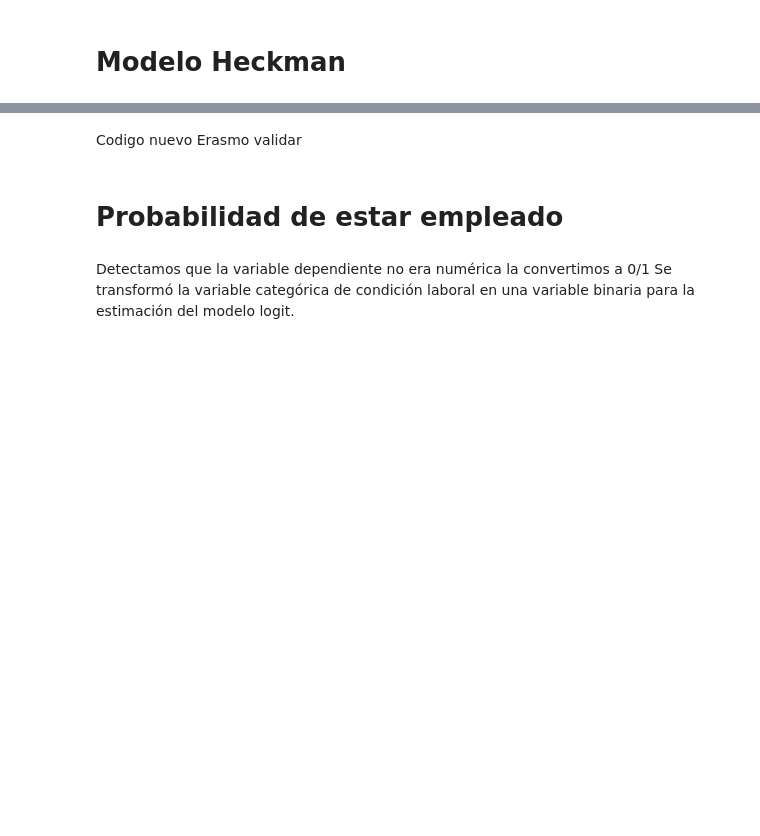
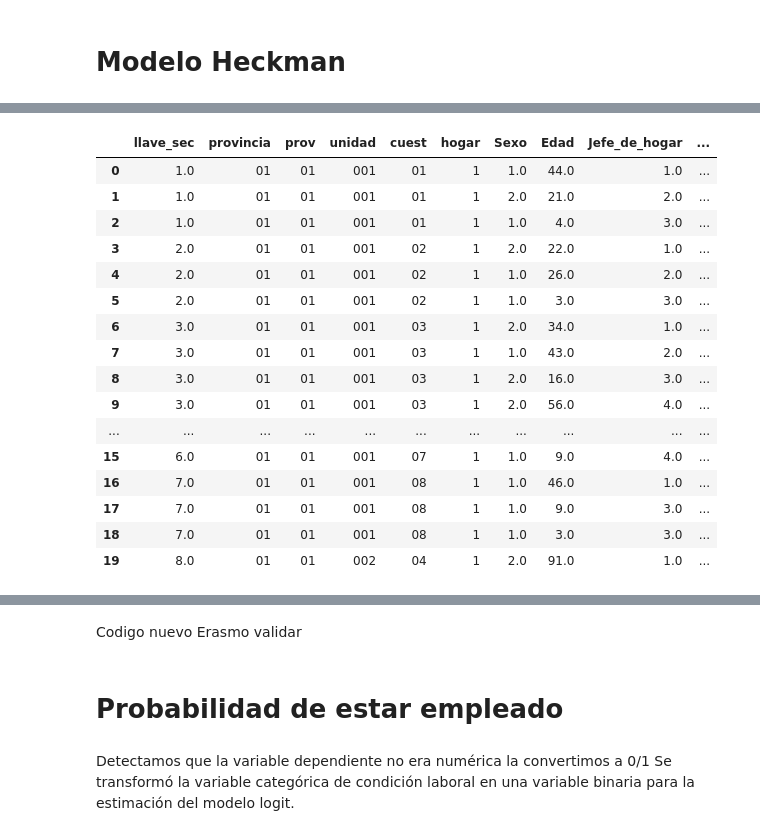
Before and after one commit to ErasmoR/Erasmor, a Jupyter notebook: Copy_of_proy_integrador2_empleo_v3.ipynb, the cells around one changed output, grey strips where cells are left out. Drawn from its saved outputs; the diff is of its cells as text; code cells hidden in the pictures; blank space fills up the shorter version.

```diff
--- a/Copy_of_proy_integrador2_empleo_v3.ipynb
+++ b/Copy_of_proy_integrador2_empleo_v3.ipynb
@@ -1003,25 +994,35 @@ df_heckman['tipo_contrato_eco'] = np.select(
-# %%
-# Variable tamaño de la empresa
-
-# Limpiar la columna original (sin modificar df)
-p29_clean = pd.to_numeric(df['p29'], errors='coerce')
-
-# Añadir la columna categórica a df_heckman
-df_heckman['tamano_empresa'] = p29_clean.map({
-    1: 'Microempresa',
-    2: 'Microempresa',
-    3: 'Pequeña',
-    4: 'Pequeña',
-    5: 'Mediana_Grande'
-}).fillna('Sin respuesta')
-
-# Añadir la columna numérica para modelos, donde NaN → 0
-df_heckman['tamano_empresa_rec'] = p29_clean.map({
-    1: 1,
-    2: 1,
-    3: 2,
-    4: 2,
-    5: 3
-}).fillna(0).astype(int)
+# %%
+# Variable Tipo de contrato
+df_heckman['Tipo_de_contrato'] = df['Tipo_de_contrato'].fillna(0)
+# %%
+# Variable tamaño de la empresa
+df_heckman['p29'] = df['p29']
+
+# Crear variable tamaño de empresa
+df_heckman['tamano_empresa'] = df_heckman['p29'].apply(
+    lambda x: 'Microempresa' if x in [1, 2]
+    else ('Pequeña' if x in [3, 4]
+    else 'Mediana_Grande')
+)
+# %%
+df_heckman.head(20)
+# %% [output]
+|  | llave_sec | provincia | prov | unidad | cuest | hogar | Sexo | Edad | Jefe_de_hogar | ... |
+| 0 | 1.0 | 01 | 01 | 001 | 01 | 1 | 1.0 | 44.0 | 1.0 | ... |
+| 1 | 1.0 | 01 | 01 | 001 | 01 | 1 | 2.0 | 21.0 | 2.0 | ... |
+| 2 | 1.0 | 01 | 01 | 001 | 01 | 1 | 1.0 | 4.0 | 3.0 | ... |
+| 3 | 2.0 | 01 | 01 | 001 | 02 | 1 | 2.0 | 22.0 | 1.0 | ... |
+| 4 | 2.0 | 01 | 01 | 001 | 02 | 1 | 1.0 | 26.0 | 2.0 | ... |
+| 5 | 2.0 | 01 | 01 | 001 | 02 | 1 | 1.0 | 3.0 | 3.0 | ... |
+| 6 | 3.0 | 01 | 01 | 001 | 03 | 1 | 2.0 | 34.0 | 1.0 | ... |
+| 7 | 3.0 | 01 | 01 | 001 | 03 | 1 | 1.0 | 43.0 | 2.0 | ... |
+| 8 | 3.0 | 01 | 01 | 001 | 03 | 1 | 2.0 | 16.0 | 3.0 | ... |
+| 9 | 3.0 | 01 | 01 | 001 | 03 | 1 | 2.0 | 56.0 | 4.0 | ... |
+| ... | ... | ... | ... | ... | ... | ... | ... | ... | ... | ... |
+| 15 | 6.0 | 01 | 01 | 001 | 07 | 1 | 1.0 | 9.0 | 4.0 | ... |
+| 16 | 7.0 | 01 | 01 | 001 | 08 | 1 | 1.0 | 46.0 | 1.0 | ... |
+| 17 | 7.0 | 01 | 01 | 001 | 08 | 1 | 1.0 | 9.0 | 3.0 | ... |
+| 18 | 7.0 | 01 | 01 | 001 | 08 | 1 | 1.0 | 3.0 | 3.0 | ... |
+| 19 | 8.0 | 01 | 01 | 002 | 04 | 1 | 2.0 | 91.0 | 1.0 | ... |
 # %%
 # Reclasificación en 7 sectores
```
Also changed, not shown: parts of 36 cells of this notebook.
